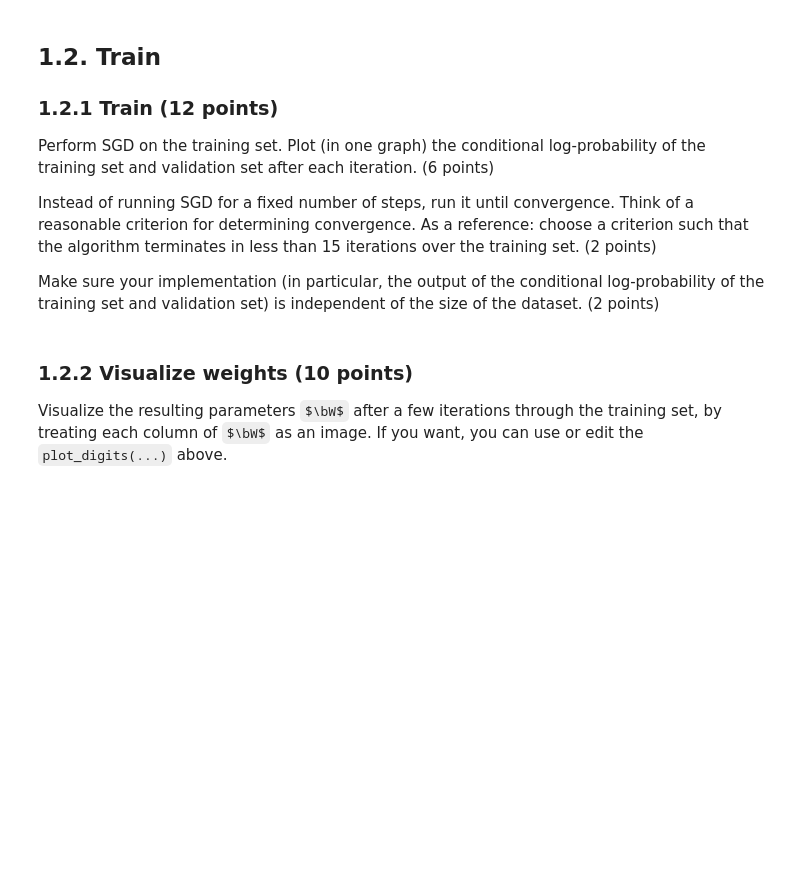
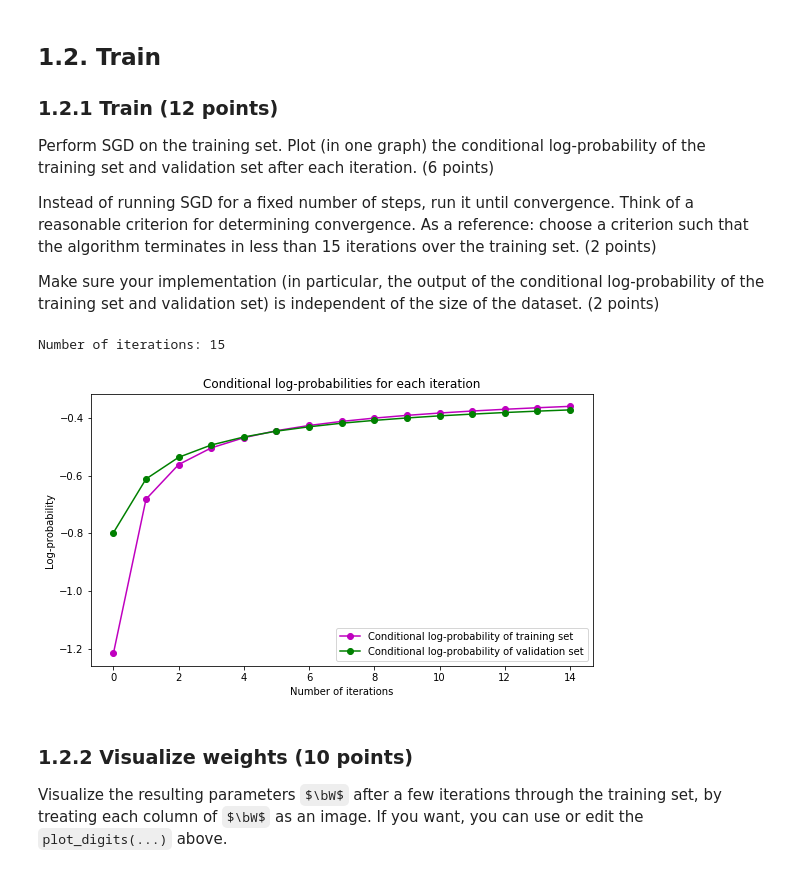
Before and after one commit to ML77777/ML1-18, a Jupyter notebook: Bobbie/lab2.ipynb, the cells around one changed output. Drawn from its saved outputs; the diff is of its cells as text; code cells hidden in the pictures; some formulas as TeX source; blank space fills up the shorter version.

```diff
--- a/Bobbie/lab2.ipynb
+++ b/Bobbie/lab2.ipynb
@@ -479,16 +471,52 @@ Perform SGD on the training set. Plot (in one graph) the conditional log-probabi
 Instead of running SGD for a fixed number of steps, run it until convergence. Think of a reasonable criterion for determining convergence. As a reference: choose a criterion such that the algorithm terminates in less than 15 iterations over the training set. (2 points)
 
 Make sure your implementation (in particular, the output of the conditional log-probability of the training set and validation set) is independent of the size of the dataset. (2 points)
-# %%
-
-def test_sgd(x_train, t_train, x_valid, t_valid, w, b):
-    # YOUR CODE HERE
-    raise NotImplementedError()
-
-np.random.seed(1243)
-w = np.zeros((28*28, 10))
-b = np.zeros(10)
-w,b = test_sgd(x_train, t_train, x_valid, t_valid, w, b)
+# %%
+def test_sgd(x_train, t_train, x_valid, t_valid, w, b):
+    logps_train = []
+    logps_valid = []
+    iterations = 0
+    epsilon = 0.15
+
+    w_old = np.ones((w.shape[0], w.shape[1]))
+    while numpy.linalg.norm(w - w_old) > epsilon:
+        w_old = w
+        logp_train, w, b = sgd_iter(x_train, t_train, w, b)
+        logps_train.append(logp_train)
+
+        logpts = []
+        for i in range(x_valid.shape[0]):
+            x = np.transpose(np.reshape(x_valid[i], (x_valid[i].shape[0],1)))
+            logpt, grad_w, grad_b = logreg_gradient(x, t_valid[i], w, b)
+            logpts.append(logpt)
+
+        logps_valid.append(sum(logpts) / len(logpts))
+
+        iterations += 1
+
+    #print(logps_train)
+    #print(logps_valid)
+    print("Number of iterations: " +  str(iterations))
+    plt.plot(list(range(iterations)), logps_train, 'mo-', label='Conditional log-probability of training set')
+    plt.plot(list(range(iterations)), logps_valid, 'go-', label='Conditional log-probability of validation set')
+    plt.xlabel("Number of iterations")
+    plt.ylabel("Log-probability")
+    plt.title("Conditional log-probabilities for each iteration")
+    plt.legend()
+    plt.show()
+
+    return w, b
+
+
+
+
+np.random.seed(1243)
+w = np.zeros((28*28, 10))
+b = np.zeros(10)
+w,b = test_sgd(x_train, t_train, x_valid, t_valid, w, b)
+# %% [output]
+Number of iterations: 15
+[figure, added]
 # %%
 # Hidden tests for efficiency
 # %% [markdown]
```
Also changed, not shown: parts of 11 cells of this notebook.
